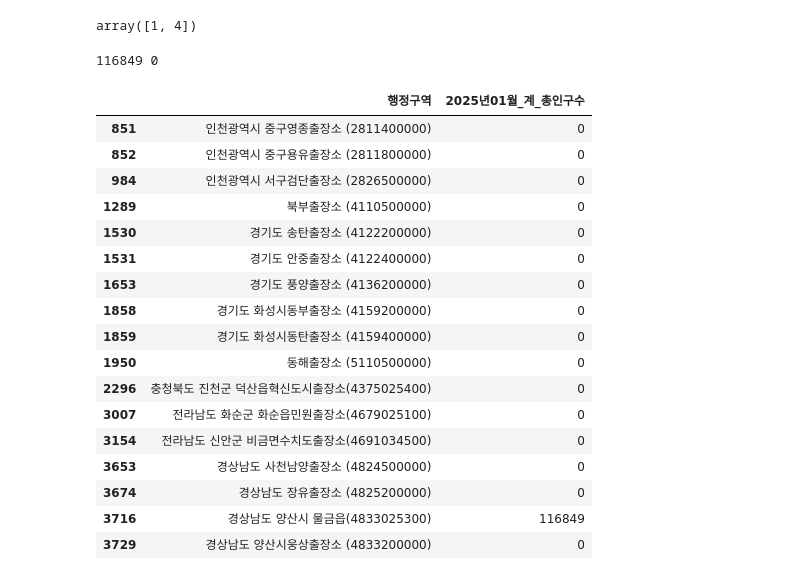
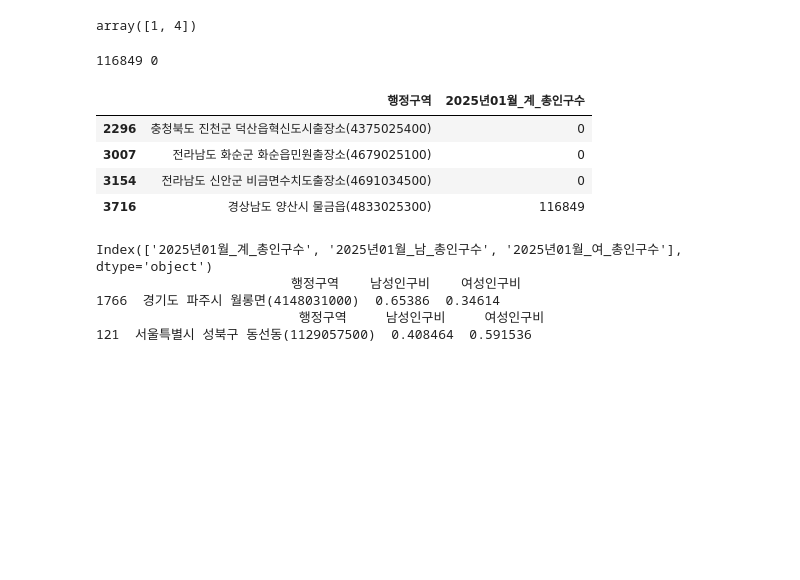
Before and after one commit to shared-repo/human-da5, a Jupyter notebook: workspace/da-packages/d_example.ipynb, the cells around one changed output. Saved outputs shown, nothing was run; the diff lists cells and outputs as text; code cells hidden in the pictures; blank space fills up the shorter version.

```diff
--- a/workspace/da-packages/d_example.ipynb
+++ b/workspace/da-packages/d_example.ipynb
@@ -89,31 +89,40 @@ array([1, 4])
 # %%
 # 읍면동 수준에서 인구가 가장 많은, 가장 적은 행정구역, 인구가 가장 적은 행정구역 검색
 mask = df_population2['읍면동여부']
 max_pop = df_population2[mask]['2025년01월_계_총인구수'].max()
 min_pop = df_population2[mask].iloc[:, 1].min()
 print( max_pop, min_pop )
 
 col = df_population2['2025년01월_계_총인구수']
 # (col == max_pop) or (col == min_pop) # 오류 : and, or는 여러 개의 값에 대한 논리 연산을 한 번에 실행 불가
 mask2 = (col == max_pop) | (col == min_pop) # 총인구수 컬럼의 값이 max_pop 또는 min_pop와 같은 행 조회
-df_population2[mask2].iloc[:, :2]
+df_population2[mask & mask2].iloc[:, :2]
 # %% [output]
 116849 0
 |  | 행정구역 | 2025년01월_계_총인구수 |
-| 851 | 인천광역시 중구영종출장소 (2811400000) | 0 |
-| 852 | 인천광역시 중구용유출장소 (2811800000) | 0 |
-| 984 | 인천광역시 서구검단출장소 (2826500000) | 0 |
-| 1289 | 북부출장소 (4110500000) | 0 |
-| 1530 | 경기도 송탄출장소 (4122200000) | 0 |
-| 1531 | 경기도 안중출장소 (4122400000) | 0 |
-| 1653 | 경기도 풍양출장소 (4136200000) | 0 |
-| 1858 | 경기도 화성시동부출장소 (4159200000) | 0 |
-| 1859 | 경기도 화성시동탄출장소 (4159400000) | 0 |
-| 1950 | 동해출장소 (5110500000) | 0 |
 | 2296 | 충청북도 진천군 덕산읍혁신도시출장소(4375025400) | 0 |
 | 3007 | 전라남도 화순군 화순읍민원출장소(4679025100) | 0 |
 | 3154 | 전라남도 신안군 비금면수치도출장소(4691034500) | 0 |
-| 3653 | 경상남도 사천남양출장소 (4824500000) | 0 |
-| 3674 | 경상남도 장유출장소 (4825200000) | 0 |
 | 3716 | 경상남도 양산시 물금읍(4833025300) | 116849 |
-| 3729 | 경상남도 양산시웅상출장소 (4833200000) | 0 |
+# %%
+# 남성인구비가 가장 높은 행정동, 여성인구비가 가장 높은 행정동
+
+# 컬럼 확인
+print( df_population2.columns[[1, 104, 207]] )
+
+# 남성인구비 컬럼 만들기
+df_population2['남성인구비'] = df_population2.iloc[:,104] / df_population2.iloc[:,1]
+df_population2['여성인구비'] = df_population2['2025년01월_여_총인구수'] / df_population2['2025년01월_계_총인구수']
+df_population2.iloc[:5, [0, -2, -1]]
+mask1 = df_population2['읍면동여부']
+mask2 = df_population2['남성인구비'] == df_population2['남성인구비'].max()
+mask3 = df_population2['여성인구비'] == df_population2['여성인구비'].max()
+
+print( df_population2[mask1 & mask2].iloc[:, [0, -2, -1]] )
+print( df_population2[mask1 & mask3].iloc[:, [0, -2, -1]] )
+# %% [output]
+Index(['2025년01월_계_총인구수', '2025년01월_남_총인구수', '2025년01월_여_총인구수'], dtype='object')
+                         행정구역    남성인구비    여성인구비
+1766  경기도 파주시 월롱면(4148031000)  0.65386  0.34614
+                          행정구역     남성인구비     여성인구비
+121  서울특별시 성북구 동선동(1129057500)  0.408464  0.591536
```
Also changed, not shown: parts of 1 cell of this notebook.
